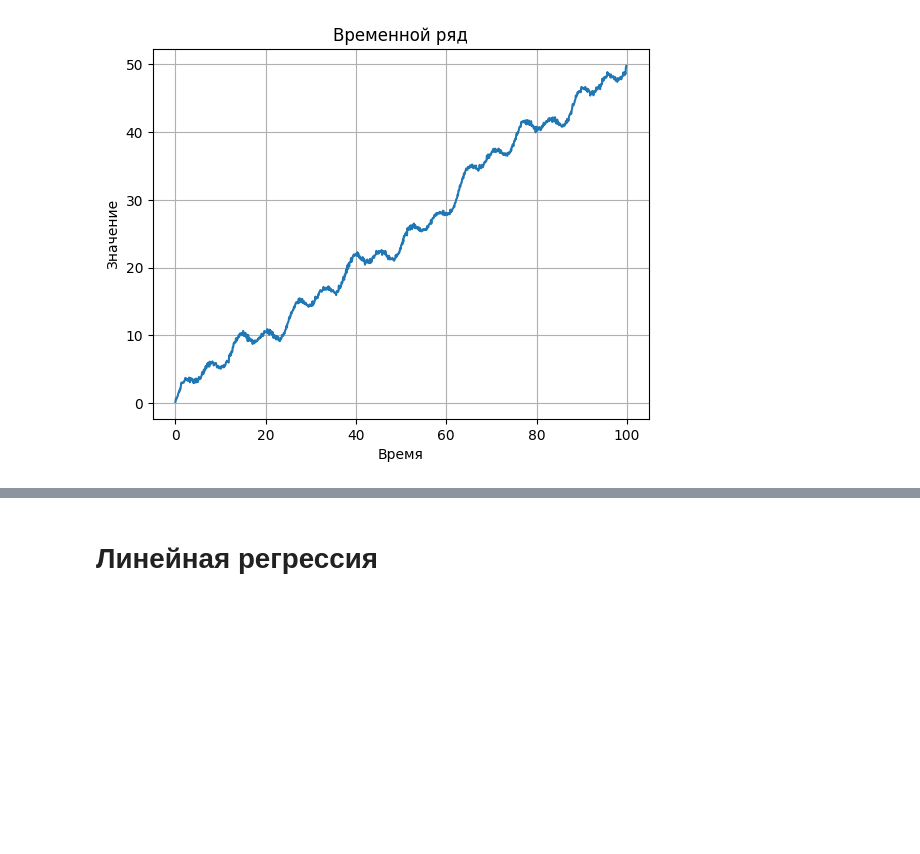
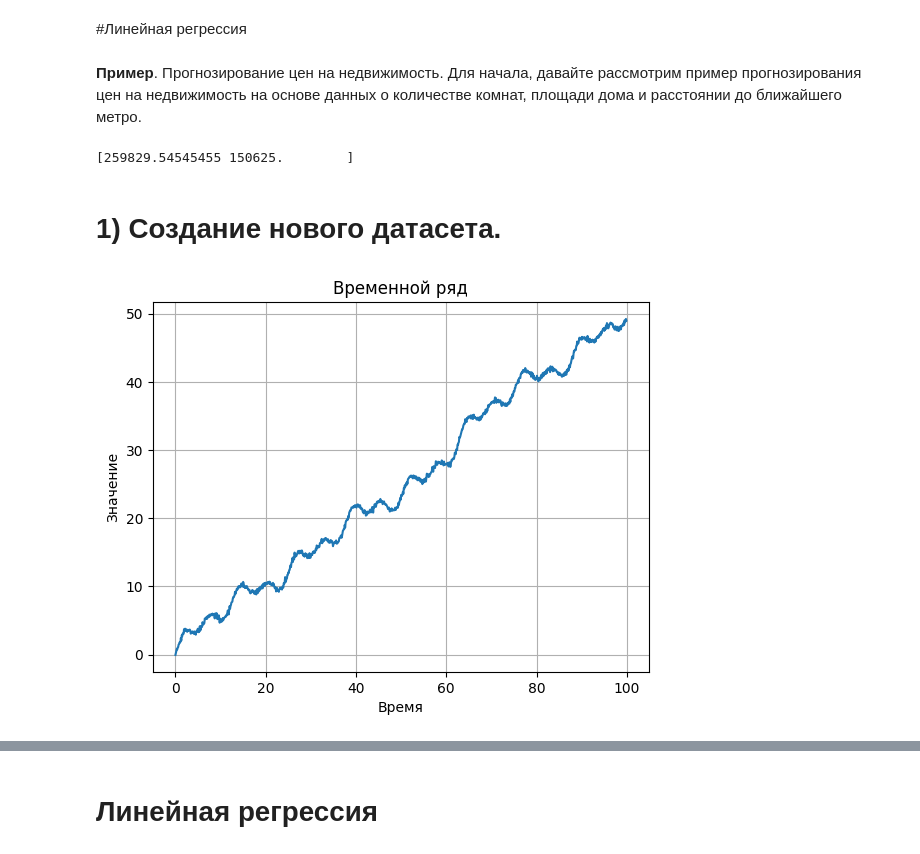
Before and after one commit to CodeHunterOfficial/DL-for-beginers, a Jupyter notebook: КР_Арабов.ipynb, the cells around one changed output, grey strips where cells are left out. Cells and saved outputs as stored; diff of their text form; code cells hidden in the pictures; blank space fills up the shorter version.

```diff
--- a/КР_Арабов.ipynb
+++ b/КР_Арабов.ipynb
@@ -1,12 +1,47 @@
 # %% [markdown]
 <a href="https://colab.research.google.com/github/CodeHunterOfficial/DL-for-beginers/blob/main/%D0%9A%D0%A0_%D0%90%D1%80%D0%B0%D0%B1%D0%BE%D0%B2.ipynb" target="_parent"><img src="https://colab.research.google.com/assets/colab-badge.svg" alt="Open In Colab"/></a>
+# %% [markdown]
+#Линейная регрессия
+# %% [markdown]
+**Пример**. Прогнозирование цен на недвижимость. Для начала, давайте рассмотрим пример прогнозирования цен на недвижимость на основе данных о количестве комнат, площади дома и расстоянии до ближайшего метро.
+# %%
+import pandas as pd
+from sklearn.linear_model import LinearRegression
+from sklearn.metrics import mean_absolute_error
+
+# Создаем датасет
+data = {'num_rooms': [2, 3, 1, 2, 3],
+        'house_size': [80, 120, 50, 70, 100],
+        'distance_to_subway': [0.5, 1.2, 0.8, 1.5, 2.0],
+        'price': [150000, 250000, 100000, 130000, 220000]}
+df = pd.DataFrame(data)
+
+# Определение независимых и зависимых переменных
+X = df[['num_rooms', 'house_size', 'distance_to_subway']]
+y = df['price']
+
+# Создание модели линейной регрессии
+model = LinearRegression()
+
+# Обучение модели на данных
+model.fit(X, y)
+
+# Прогнозирование цены дома на основе его характеристик
+new_data = [[3, 120, 1.5], [2, 80, 0.6]]
+predicted_prices = model.predict(new_data)
+print(predicted_prices)
+# %% [output]
+[259829.54545455 150625.        ]
+# %% [markdown]
+# 1) Создание нового датасета.
 # %%
 import numpy as np
 import pandas as pd
 import matplotlib.pyplot as plt
 
+dataset_size=100
 # Создание временного ряда
-t = np.arange(0, 100, 0.1)
+t = np.arange(0, dataset_size, 0.1)
 y = np.sin(t) + 0.5 * t + np.random.normal(0, 0.2, len(t))
 
 # Добавление сезонности
@@ -15,31 +50,31 @@ y += season
 
 # Построение графика временного ряда
 plt.plot(t, y)
 plt.xlabel('Время')
 plt.ylabel('Значение')
 plt.title('Временной ряд')
 plt.grid(True)
 plt.show()
 
 # Разделение на обучающую и тестовую выборки
 train_size = int(len(y) * 0.8)
 train_data, test_data = y[:train_size], y[train_size:]
 
 # Создание окон для обучения и тестирования
 window_size = 10
 
 def create_dataset(data):
     X, y = [], []
     for i in range(len(data)-window_size):
         X.append(data[i:i+window_size])
         y.append(data[i+window_size])
     return np.array(X), np.array(y)
 
 X_train, y_train = create_dataset(train_data)
 X_test, y_test = create_dataset(test_data)
 
 # Сохранение наборов обучающих и тестовых данных
 np.save('train_data.npy', train_data)
 np.save('test_data.npy', test_data)
 # %% [output]
-[figure, old version]
+[figure, new version]
```
Also changed, not shown: parts of 7 cells of this notebook.
